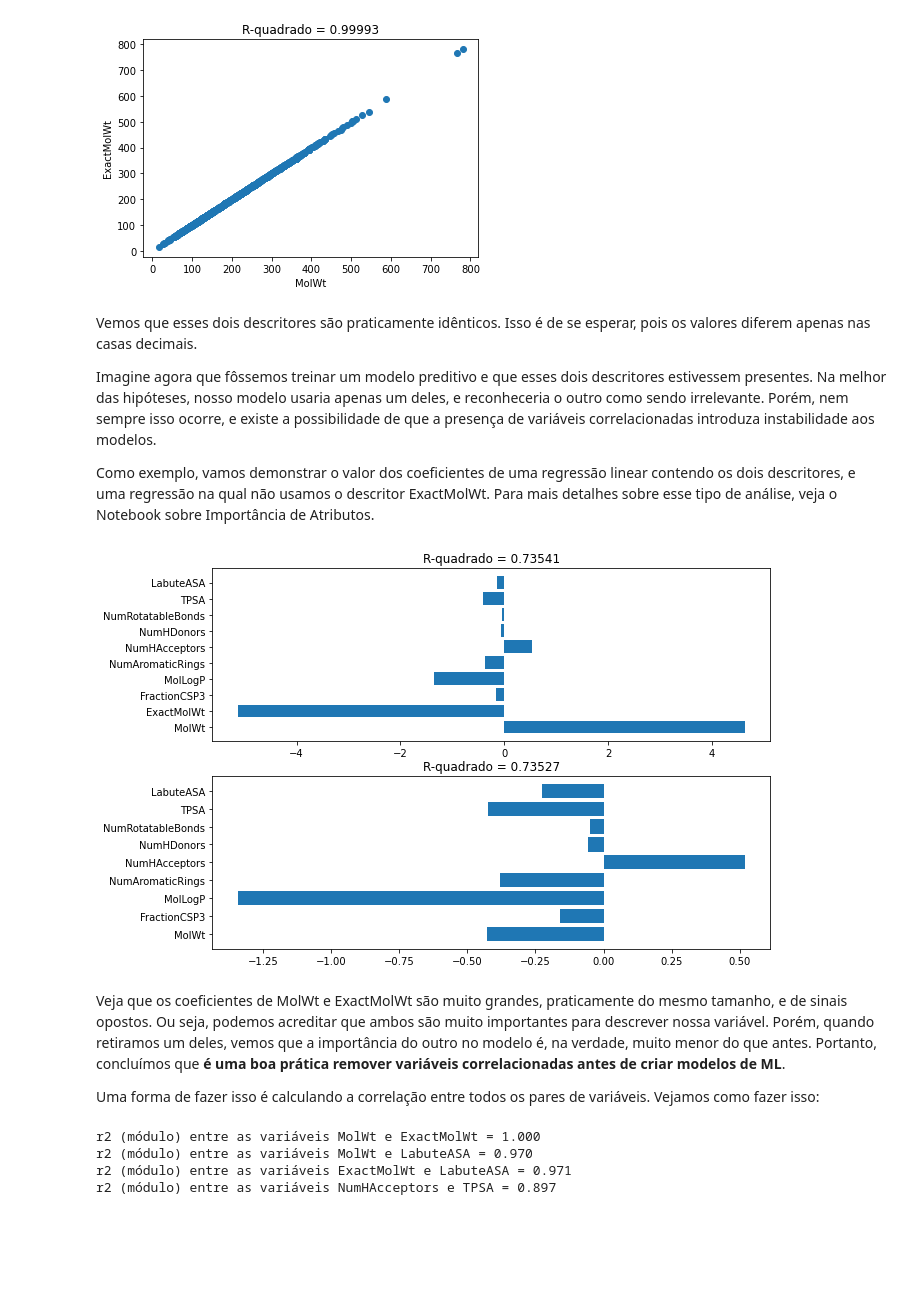
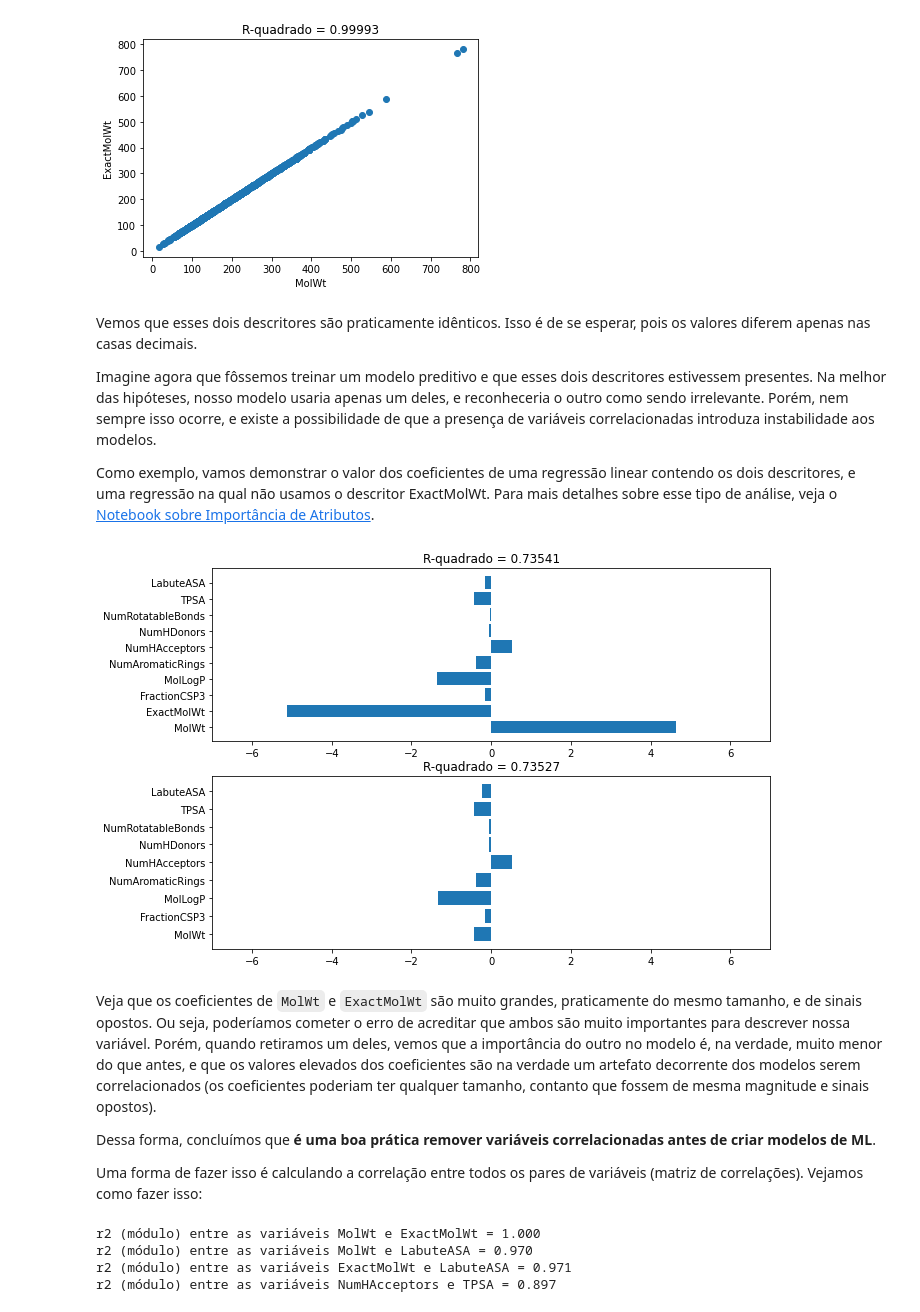
Before and after one commit to rflameiro/Python_e_Quiminformatica, a Jupyter notebook: Quiminformatica/Removendo descritores colineares.ipynb, the cells around one changed output. Saved outputs shown, nothing was run; the diff lists cells and outputs as text; code cells hidden in the pictures; blank space fills up the shorter version.

```diff
--- a/Quiminformatica/Removendo descritores colineares.ipynb
+++ b/Quiminformatica/Removendo descritores colineares.ipynb
@@ -52,6 +52,6 @@ Vemos que esses dois descritores são praticamente idênticos. Isso é de se esp
 
 Imagine agora que fôssemos treinar um modelo preditivo e que esses dois descritores estivessem presentes. Na melhor das hipóteses, nosso modelo usaria apenas um deles, e reconheceria o outro como sendo irrelevante. Porém, nem sempre isso ocorre, e existe a possibilidade de que a presença de variáveis correlacionadas introduza instabilidade aos modelos.
 
-Como exemplo, vamos demonstrar o valor dos coeficientes de uma regressão linear contendo os dois descritores, e uma regressão na qual não usamos o descritor ExactMolWt. Para mais detalhes sobre esse tipo de análise, veja o Notebook sobre Importância de Atributos.
+Como exemplo, vamos demonstrar o valor dos coeficientes de uma regressão linear contendo os dois descritores, e uma regressão na qual não usamos o descritor ExactMolWt. Para mais detalhes sobre esse tipo de análise, veja o [Notebook sobre Importância de Atributos](https://github.com/rflameiro/Python_e_Quiminformatica/tree/main/Quiminformatica/Importância%20de%20Atributos.ipynb).
 # %%
 # Vamos selecionar apenas algumas colunas para possibilitar uma melhor visualização dos coeficientes
@@ -83,22 +81,26 @@ imp2 = reg2.coef_
 # %%
 # Gráficos com os valores dos coeficientes
 plt.figure(figsize=(10,7))
 
 plt.subplot(2, 1, 1)
+plt.xlim((-7,7))
 plt.barh(X.columns, imp1)
 plt.title(f"R-quadrado = {str(r2_score(ypred1, y).round(5))}")
 
 plt.subplot(2, 1, 2)
+plt.xlim((-7,7))
 plt.barh(new_X.columns, imp2)
 plt.title(f"R-quadrado = {str(r2_score(ypred2, y).round(5))}")
 
 plt.show()
 # %% [output]
-[figure, old version]
+[figure, new version]
 # %% [markdown]
-Veja que os coeficientes de MolWt e ExactMolWt são muito grandes, praticamente do mesmo tamanho, e de sinais opostos. Ou seja, podemos acreditar que ambos são muito importantes para descrever nossa variável. Porém, quando retiramos um deles, vemos que a importância do outro no modelo é, na verdade, muito menor do que antes. Portanto, concluímos que **é uma boa prática remover variáveis correlacionadas antes de criar modelos de ML**.
+Veja que os coeficientes de `MolWt` e `ExactMolWt` são muito grandes, praticamente do mesmo tamanho, e de sinais opostos. Ou seja, poderíamos cometer o erro de acreditar que ambos são muito importantes para descrever nossa variável. Porém, quando retiramos um deles, vemos que a importância do outro no modelo é, na verdade, muito menor do que antes, e que os valores elevados dos coeficientes são na verdade um artefato decorrente dos modelos serem correlacionados (os coeficientes poderiam ter qualquer tamanho, contanto que fossem de mesma magnitude e sinais opostos).
 
-Uma forma de fazer isso é calculando a correlação entre todos os pares de variáveis. Vejamos como fazer isso:
+Dessa forma, concluímos que **é uma boa prática remover variáveis correlacionadas antes de criar modelos de ML**.
+
+Uma forma de fazer isso é calculando a correlação entre todos os pares de variáveis (matriz de correlações). Vejamos como fazer isso:
 # %%
 # Verificando a existência de variáveis altamente correlacionadas
 from itertools import combinations
```
Also changed, not shown: parts of 15 cells of this notebook.
